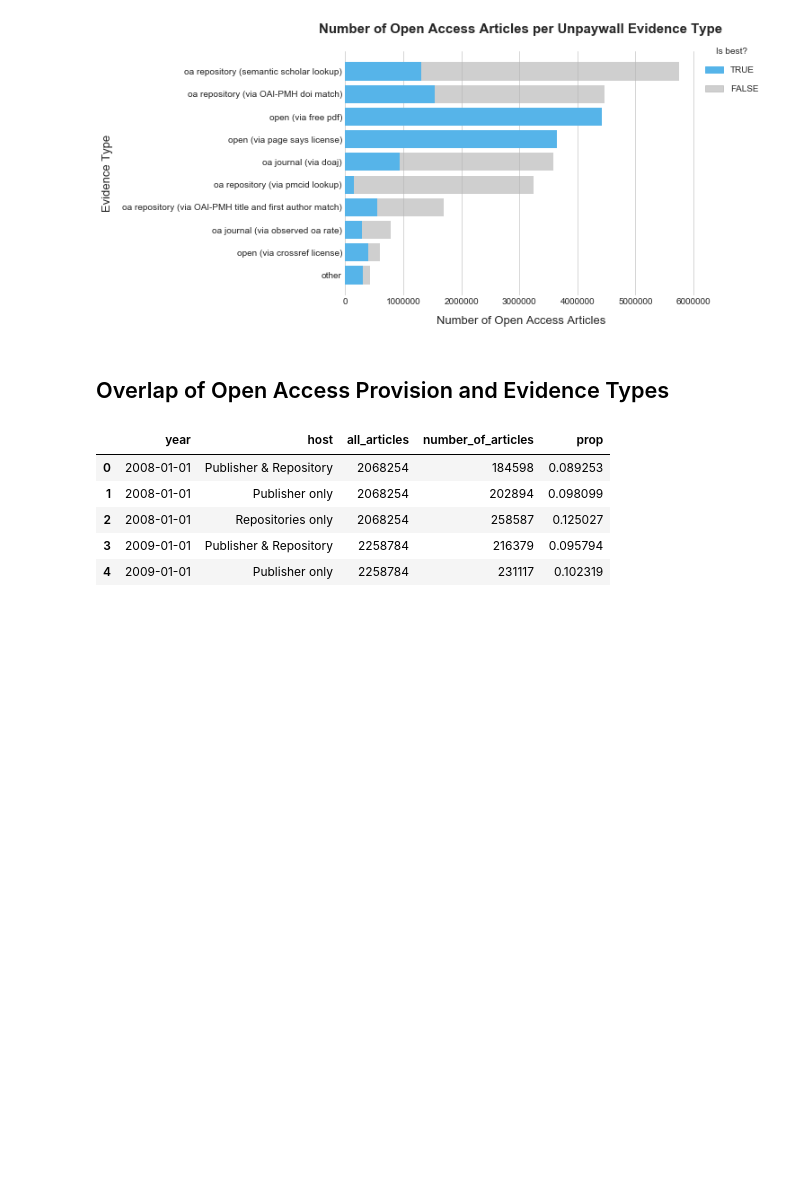
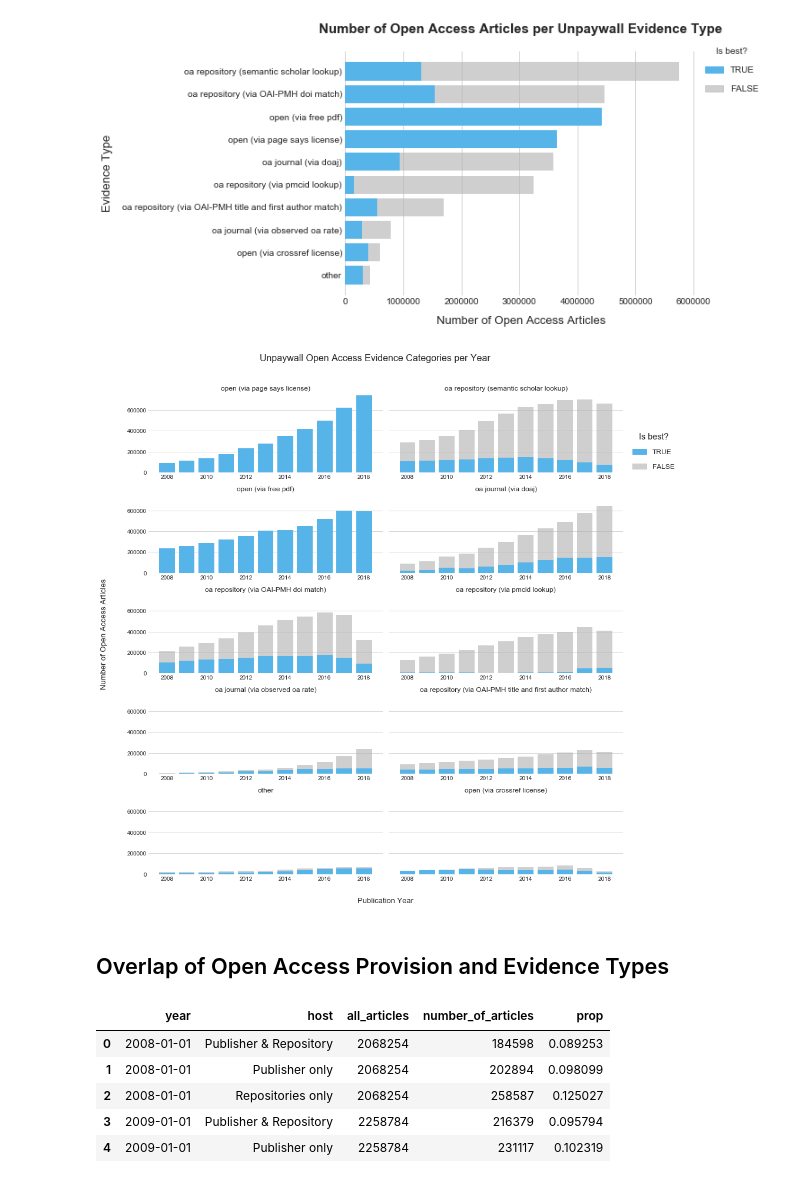
Before and after one commit to naustica/WAG-SHK, a Jupyter notebook: Open Access Evidence in Unpaywall - Python Version.ipynb, the cells around one changed output. Cells and saved outputs as stored; diff of their text form; code cells hidden in the pictures; blank space fills up the shorter version.

Commit message:
add graph

```diff
--- a/Open Access Evidence in Unpaywall - Python Version.ipynb
+++ b/Open Access Evidence in Unpaywall - Python Version.ipynb
@@ -360,3 +358,69 @@ plt.show()
+# %%
+y1 = evidence_grouped_df.sort_values(by=['year'], ascending=True) \
+                        .reset_index(drop=False) \
+                        ['year'].dt.year.unique()
+
+plt.style.use('seaborn-whitegrid')
+
+fig, (axes) = plt.subplots(nrows=5,
+                           ncols=2,
+                           sharex=True,
+                           sharey=True,
+                           figsize=(12,12))
+
+# get a one-dimensional array
+axes = axes.reshape(-1)
+
+fig.suptitle('Unpaywall Open Access Evidence Categories per Year', fontsize=16, y=1.05)
+
+for i, ax in enumerate(axes, 1):
+
+    ax = plt.subplot(5,2,i, sharey=axes[0], sharex=axes[0])
+
+    if i % 2 == 0:
+        plt.setp(ax.get_yticklabels(), visible=False)
+
+    evidence = evidence_grouped_df.evidence.unique()[i-1]
+
+    x_total = evidence_grouped_df[evidence_grouped_df.evidence == evidence] \
+                            .groupby(['year']) \
+                            .number_of_articles.sum() \
+                            .to_frame().reset_index() \
+                            .number_of_articles
+
+    x_stacked = evidence_grouped_df[evidence_grouped_df.evidence == evidence] \
+                            .loc[evidence_grouped_df.is_best == True] \
+                            .groupby(['year']) \
+                            .number_of_articles.sum() \
+                            .to_frame().reset_index() \
+                            .number_of_articles
+
+    ax = plt.bar(y1, x_total, color='#b3b3b3a0')
+    ax = plt.bar(y1, x_stacked, color='#56B4E9')
+    plt.title(evidence, fontdict={'fontsize': 12, 'fontweight': 500}, pad=0.2)
+
+    plt.grid(False, which='both', axis='x')
+    plt.box(False)
+
+# common xlabel
+fig.text(0.52, -0.03, 'Publication Year', ha='center',
+         fontdict={'fontsize': 13, 'fontweight': 500})
+
+# common ylabel
+fig.text(-0.04, 0.5, 'Number of Open Access Articles', va='center', rotation='vertical',
+         fontdict={'fontsize': 13, 'fontweight': 500})
+
+is_best_patch = mpatches.Patch(color='#56B4E9', label='TRUE')
+is_not_best_patch = mpatches.Patch(color='#b3b3b3a0', label='FALSE')
+fig.legend(handles=[is_best_patch, is_not_best_patch], title='Is best?',
+           fontsize='large', title_fontsize='x-large',
+           bbox_to_anchor=(1.15, 0.95), labelspacing=1.2)
+
+plt.tight_layout()
+
+plt.show()
+# %% [output]
+[figure, added]
 # %% [markdown]
 ## Overlap of Open Access Provision and Evidence Types
 # %%
```
Also changed, not shown: parts of 4 cells of this notebook.
